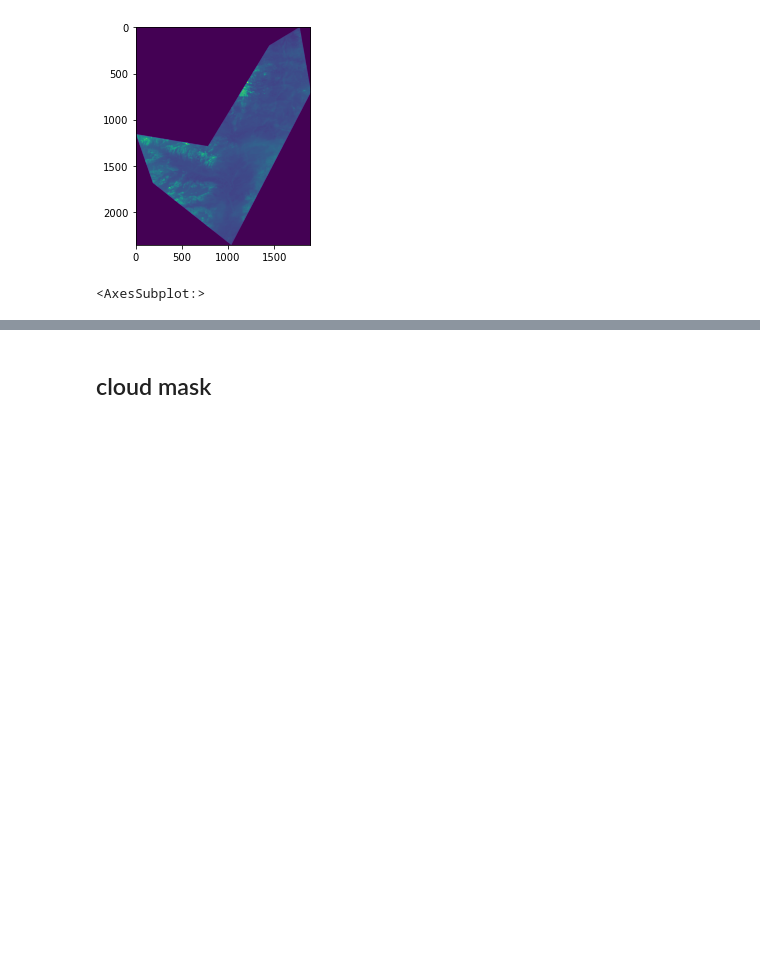
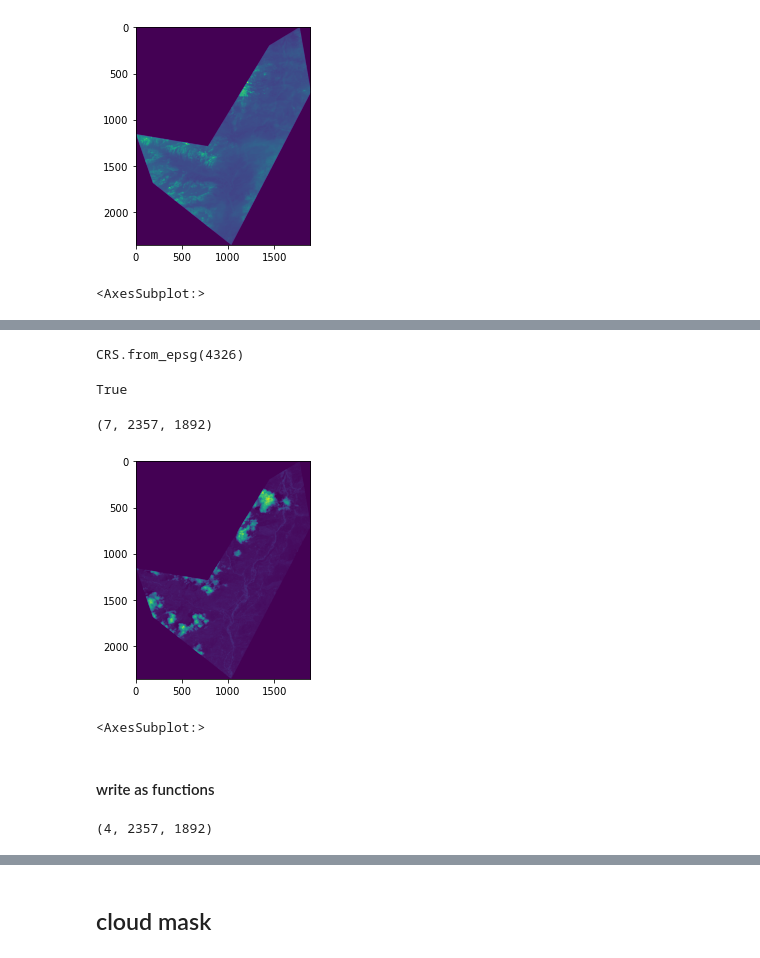
Before and after one commit to YourVirtualColdChainAssistant/MLsat-cropland-himachal, a Jupyter notebook: notebooks/draft.ipynb, the cells around one changed output, grey strips where cells are left out. Saved outputs shown, nothing was run; the diff lists cells and outputs as text; code cells hidden in the pictures; blank space fills up the shorter version.

```diff
--- a/notebooks/Untitled.ipynb
+++ b/notebooks/draft.ipynb
@@ -1304,0 +1400,23 @@ show(masked[0])
+# %%
+new_reprojected_src = rasterio.open('./new_transformed.tiff')
+# %%
+new_reprojected_src.crs
+# %% [output]
+CRS.from_epsg(4326)
+# %%
+new_reprojected_src.crs == study_area.crs
+# %% [output]
+True
+# %%
+new_masked = mask(new_reprojected_src, shapes, crop=True)
+# %%
+new_masked[0].shape
+# %% [output]
+(7, 2357, 1892)
+# %%
+show(new_masked[0][2])
+# %% [output]
+[figure, added]
+<AxesSubplot:>
+# %% [markdown]
+#### write as functions
@@ -1304,0 +1506,4 @@ show(masked[0])
+# %%
+raster_read.shape
+# %% [output]
+(4, 2357, 1892)
```
Also changed, not shown: parts of 40 cells of this notebook, 5 other files.
